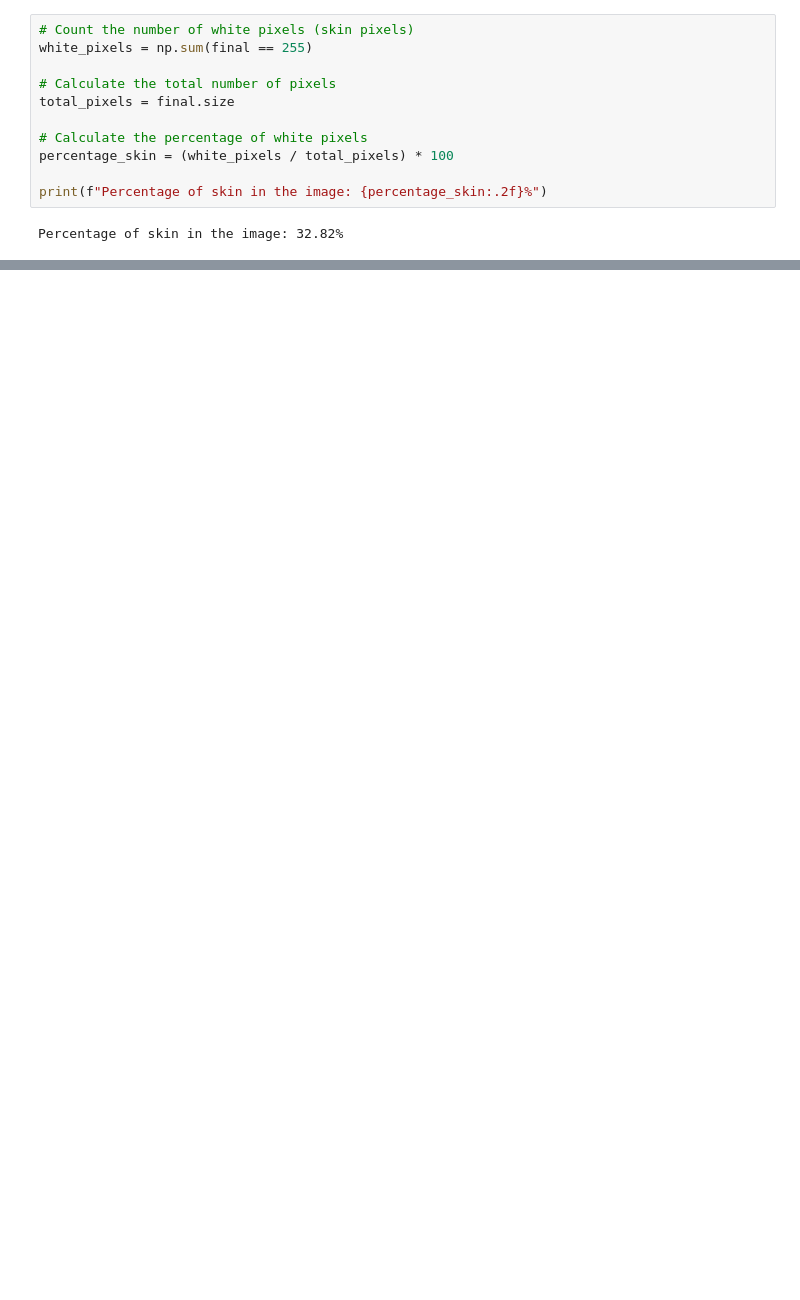
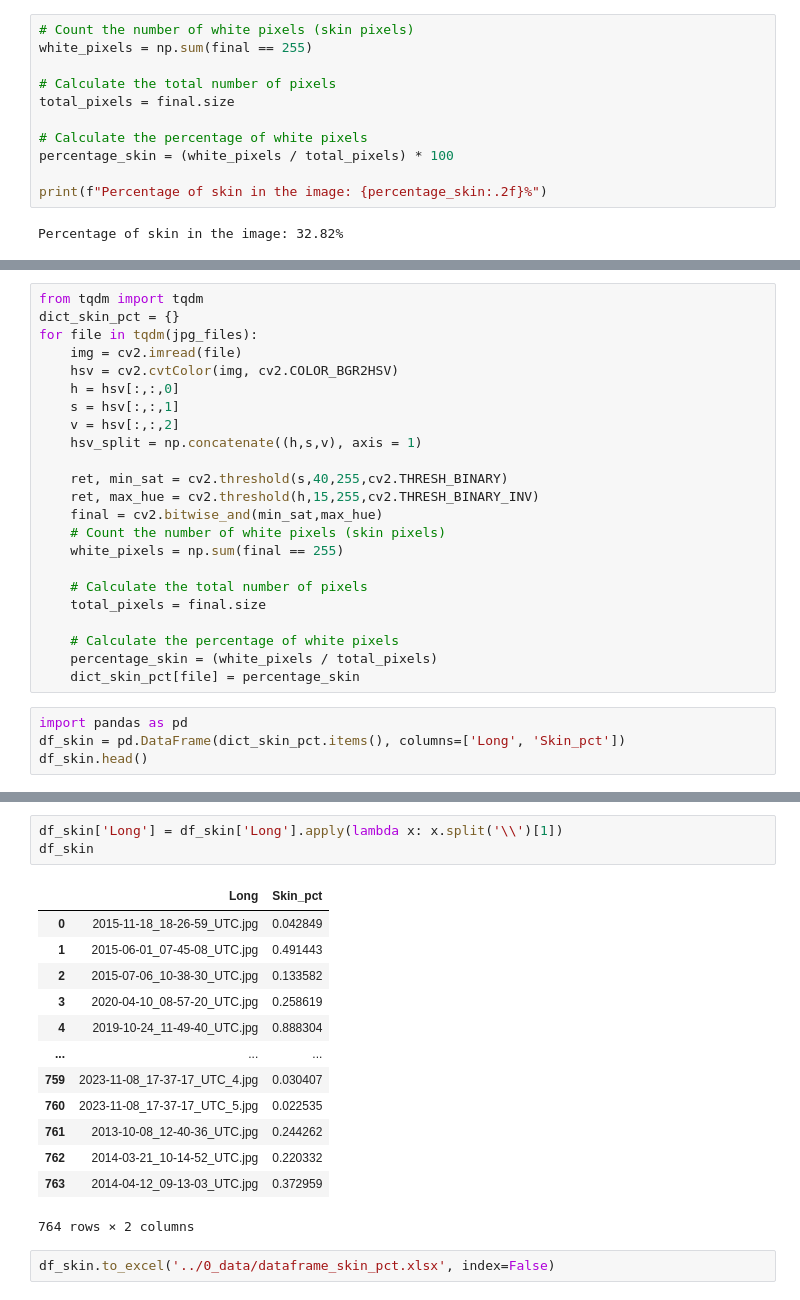
Before and after one commit to danielgvb/network_science, a Jupyter notebook: 2_image_processing/3a_skin_detection_opencv.ipynb, the cells around one changed output, grey strips where cells are left out. Cells and saved outputs as stored; diff of their text form; blank space fills up the shorter version.

```diff
--- a/2_image_processing/3a_skin_detection_opencv.ipynb
+++ b/2_image_processing/3a_skin_detection_opencv.ipynb
@@ -50,0 +85,27 @@ Percentage of skin in the image: 32.82%
+# %%
+from tqdm import tqdm
+dict_skin_pct = {}
+for file in tqdm(jpg_files):
+    img = cv2.imread(file)
+    hsv = cv2.cvtColor(img, cv2.COLOR_BGR2HSV)
+    h = hsv[:,:,0]
+    s = hsv[:,:,1]
+    v = hsv[:,:,2]
+    hsv_split = np.concatenate((h,s,v), axis = 1)
+
+    ret, min_sat = cv2.threshold(s,40,255,cv2.THRESH_BINARY)
+    ret, max_hue = cv2.threshold(h,15,255,cv2.THRESH_BINARY_INV)
+    final = cv2.bitwise_and(min_sat,max_hue)
+    # Count the number of white pixels (skin pixels)
+    white_pixels = np.sum(final == 255)
+
+    # Calculate the total number of pixels
+    total_pixels = final.size
+
+    # Calculate the percentage of white pixels
+    percentage_skin = (white_pixels / total_pixels)
+    dict_skin_pct[file] = percentage_skin
+# %%
+import pandas as pd
+df_skin = pd.DataFrame(dict_skin_pct.items(), columns=['Long', 'Skin_pct'])
+df_skin.head()
@@ -50,0 +119,19 @@ Percentage of skin in the image: 32.82%
+# %%
+df_skin['Long'] = df_skin['Long'].apply(lambda x: x.split('\\')[1])
+df_skin
+# %% [output]
+|  | Long | Skin_pct |
+| 0 | 2015-11-18_18-26-59_UTC.jpg | 0.042849 |
+| 1 | 2015-06-01_07-45-08_UTC.jpg | 0.491443 |
+| 2 | 2015-07-06_10-38-30_UTC.jpg | 0.133582 |
+| 3 | 2020-04-10_08-57-20_UTC.jpg | 0.258619 |
+| 4 | 2019-10-24_11-49-40_UTC.jpg | 0.888304 |
+| ... | ... | ... |
+| 759 | 2023-11-08_17-37-17_UTC_4.jpg | 0.030407 |
+| 760 | 2023-11-08_17-37-17_UTC_5.jpg | 0.022535 |
+| 761 | 2013-10-08_12-40-36_UTC.jpg | 0.244262 |
+| 762 | 2014-03-21_10-14-52_UTC.jpg | 0.220332 |
+| 763 | 2014-04-12_09-13-03_UTC.jpg | 0.372959 |
+764 rows × 2 columns
+# %%
+df_skin.to_excel('../0_data/dataframe_skin_pct.xlsx', index=False)
```
Also changed, not shown: parts of 4 cells of this notebook, 5 other files.
